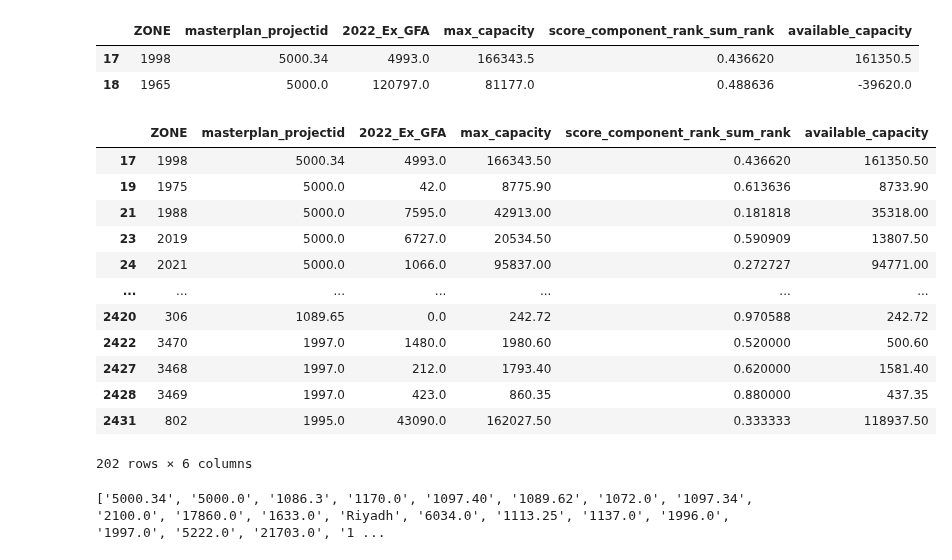
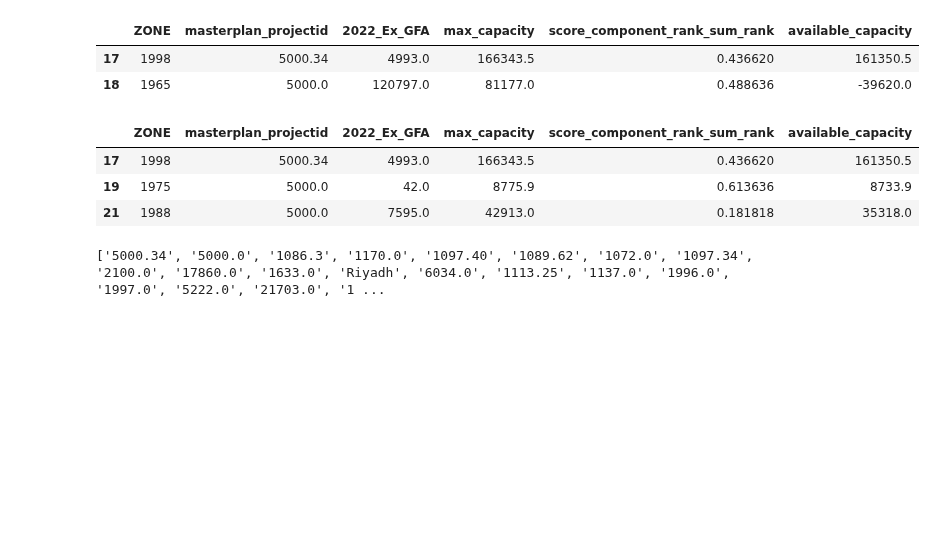
Before and after one commit to BuroHappoldLegacySoup/PlanCapitalLandModel, a Jupyter notebook: MP to TAZ Pipeline.ipynb, the cells around one changed output. Saved outputs shown, nothing was run; the diff lists cells and outputs as text; code cells hidden in the pictures; blank space fills up the shorter version.

```diff
--- a/MP to TAZ Pipeline.ipynb
+++ b/MP to TAZ Pipeline.ipynb
@@ -115,23 +124,14 @@ taz_available_capacity.head(2)
 # %%
 # Removing TAZs where there is no available capacity
 
 taz_available_capacity['available_capacity'] = taz_available_capacity['available_capacity'].apply(lambda x: 0 if pd.isna(x) or x < 0 else x)
 taz_available_capacity = taz_available_capacity[taz_available_capacity['available_capacity'] > 0]
-taz_available_capacity
+taz_available_capacity.head(3)
 # %% [output]
 |  | ZONE | masterplan_projectid | 2022_Ex_GFA | max_capacity | score_component_rank_sum_rank | available_capacity |
-| 17 | 1998 | 5000.34 | 4993.0 | 166343.50 | 0.436620 | 161350.50 |
-| 19 | 1975 | 5000.0 | 42.0 | 8775.90 | 0.613636 | 8733.90 |
-| 21 | 1988 | 5000.0 | 7595.0 | 42913.00 | 0.181818 | 35318.00 |
-| 23 | 2019 | 5000.0 | 6727.0 | 20534.50 | 0.590909 | 13807.50 |
-| 24 | 2021 | 5000.0 | 1066.0 | 95837.00 | 0.272727 | 94771.00 |
-| ... | ... | ... | ... | ... | ... | ... |
-| 2420 | 306 | 1089.65 | 0.0 | 242.72 | 0.970588 | 242.72 |
-| 2422 | 3470 | 1997.0 | 1480.0 | 1980.60 | 0.520000 | 500.60 |
-| 2427 | 3468 | 1997.0 | 212.0 | 1793.40 | 0.620000 | 1581.40 |
-| 2428 | 3469 | 1997.0 | 423.0 | 860.35 | 0.880000 | 437.35 |
-| 2431 | 802 | 1995.0 | 43090.0 | 162027.50 | 0.333333 | 118937.50 |
+| 17 | 1998 | 5000.34 | 4993.0 | 166343.5 | 0.436620 | 161350.5 |
+| 19 | 1975 | 5000.0 | 42.0 | 8775.9 | 0.613636 | 8733.9 |
+| 21 | 1988 | 5000.0 | 7595.0 | 42913.0 | 0.181818 | 35318.0 |
-202 rows × 6 columns
 # %%
 # Picking out masterplan ids from those with available capacity
 
```
Also changed, not shown: parts of 12 cells of this notebook, 1 other file.
